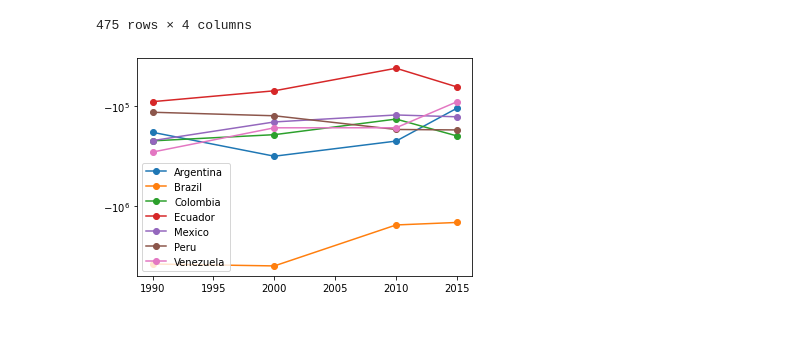
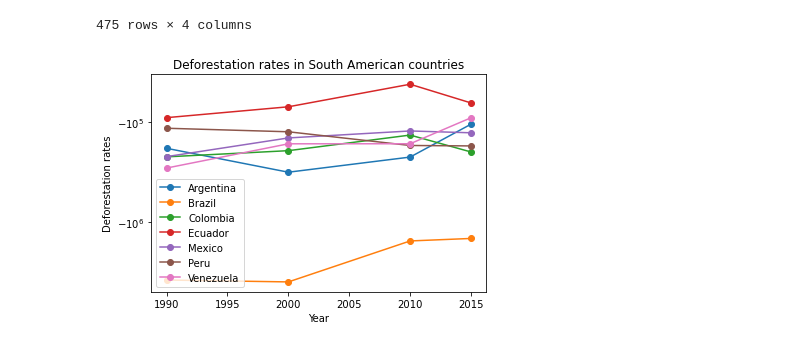
Before and after one commit to MorganMaciupa/Data_Analytics_ReforestationProject, a Jupyter notebook: Forest.ipynb, the cells around one changed output. Drawn from its saved outputs; the diff is of its cells as text; code cells hidden in the pictures.

Commit message:
South American graphs

```diff
--- a/Forest.ipynb
+++ b/Forest.ipynb
@@ -23,22 +25,25 @@ forest_dataframe
 # %%
 argentina = forest_dataframe[forest_dataframe["entity"] == "Argentina"]
 brazil = forest_dataframe[forest_dataframe["entity"] == "Brazil"]
 colombia = forest_dataframe[forest_dataframe["entity"] == "Colombia"]
 ecuador = forest_dataframe[forest_dataframe["entity"] == "Ecuador"]
 mexico = forest_dataframe[forest_dataframe["entity"] == "Mexico"]
 peru = forest_dataframe[forest_dataframe["entity"] == "Peru"]
 venezuela = forest_dataframe[forest_dataframe["entity"] == "Venezuela"]
 
 plt.plot(argentina["year"], argentina["net_forest_conversion"], marker = "o")
 plt.plot(brazil["year"], brazil["net_forest_conversion"], marker = "o")
 plt.plot(colombia["year"], colombia["net_forest_conversion"], marker = "o")
 plt.plot(ecuador["year"], ecuador["net_forest_conversion"], marker = "o")
 plt.plot(mexico["year"], mexico["net_forest_conversion"], marker = "o")
 plt.plot(peru["year"], peru["net_forest_conversion"], marker = "o")
 plt.plot(venezuela["year"], venezuela["net_forest_conversion"], marker = "o")
 
 plt.yscale('symlog')
 labels = ["Argentina", "Brazil", "Colombia", "Ecuador", "Mexico", "Peru", "Venezuela"]
-plt.legend(labels, loc = "best");
+plt.legend(labels, loc = "best")
+plt.title("Deforestation rates in South American countries")
+plt.xlabel("Year")
+plt.ylabel("Deforestation rates");
 # %% [output]
-[figure, old version]
+[figure, new version]
```
Also changed, not shown: parts of 3 cells of this notebook.
